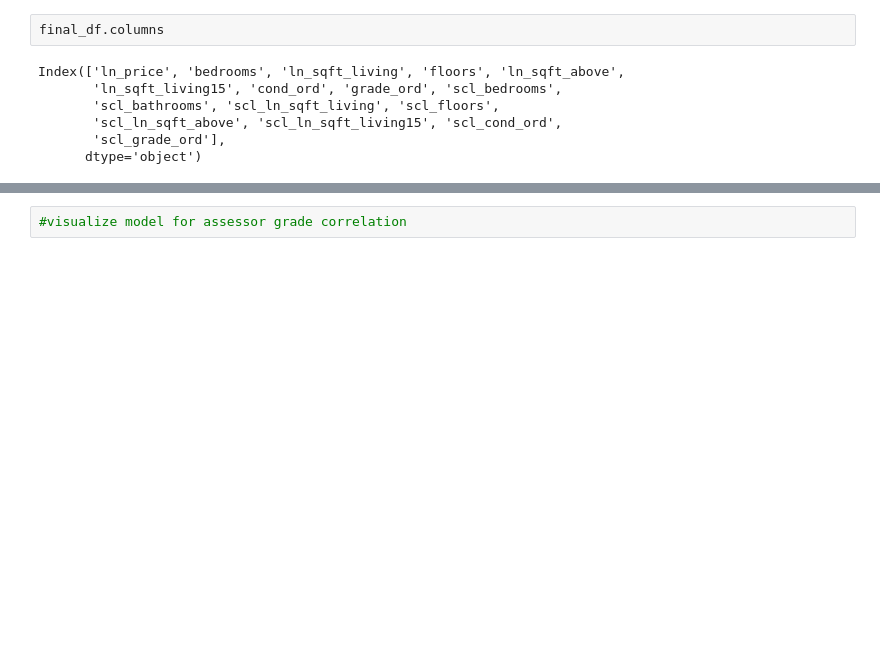
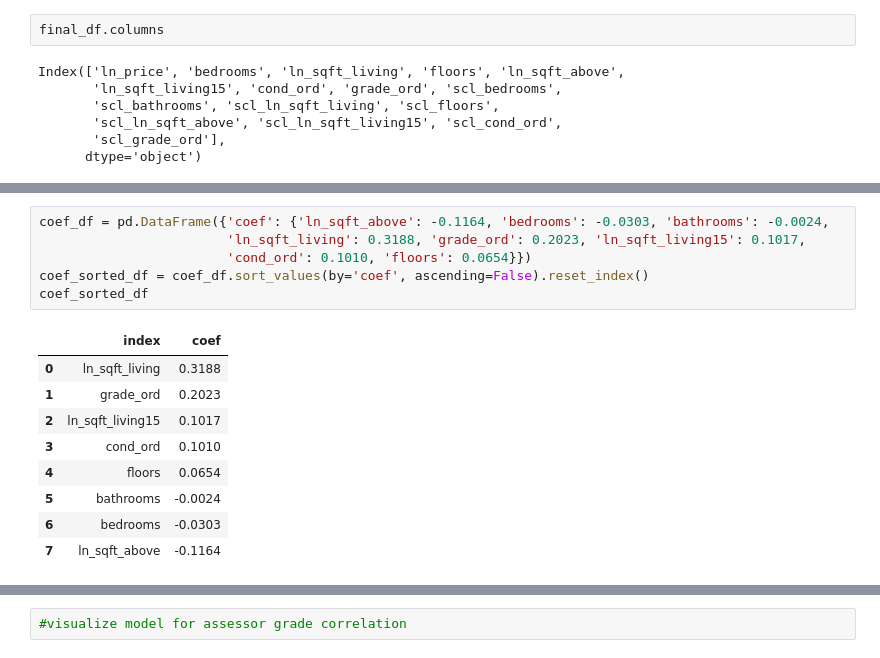
Before and after one commit to dermothethird/King_County_Housing_Project, a Jupyter notebook: Final Model Construction.ipynb, the cells around one changed output, grey strips where cells are left out. Saved outputs shown, nothing was run; the diff lists cells and outputs as text; blank space fills up the shorter version.

Commit message:
starting visual on coef bar graph

```diff
--- a/Final Model Construction.ipynb
+++ b/Final Model Construction.ipynb
@@ -846 +845,17 @@ plt.plot(x, m*x+b0)
 [figure]
+# %%
+coef_df = pd.DataFrame({'coef': {'ln_sqft_above': -0.1164, 'bedrooms': -0.0303, 'bathrooms': -0.0024,
+                        'ln_sqft_living': 0.3188, 'grade_ord': 0.2023, 'ln_sqft_living15': 0.1017,
+                        'cond_ord': 0.1010, 'floors': 0.0654}})
+coef_sorted_df = coef_df.sort_values(by='coef', ascending=False).reset_index()
+coef_sorted_df
+# %% [output]
+|  | index | coef |
+| 0 | ln_sqft_living | 0.3188 |
+| 1 | grade_ord | 0.2023 |
+| 2 | ln_sqft_living15 | 0.1017 |
+| 3 | cond_ord | 0.1010 |
+| 4 | floors | 0.0654 |
+| 5 | bathrooms | -0.0024 |
+| 6 | bedrooms | -0.0303 |
+| 7 | ln_sqft_above | -0.1164 |
```
Also changed, not shown: parts of 18 cells of this notebook.
